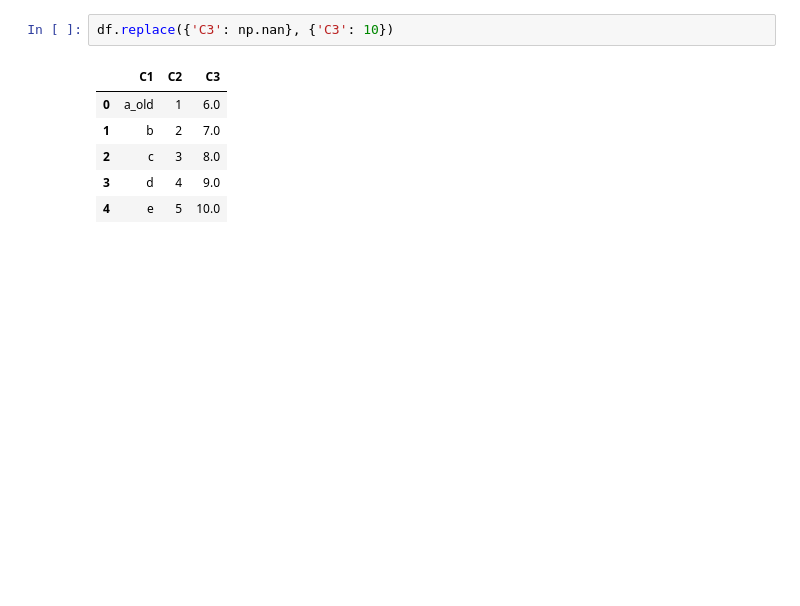
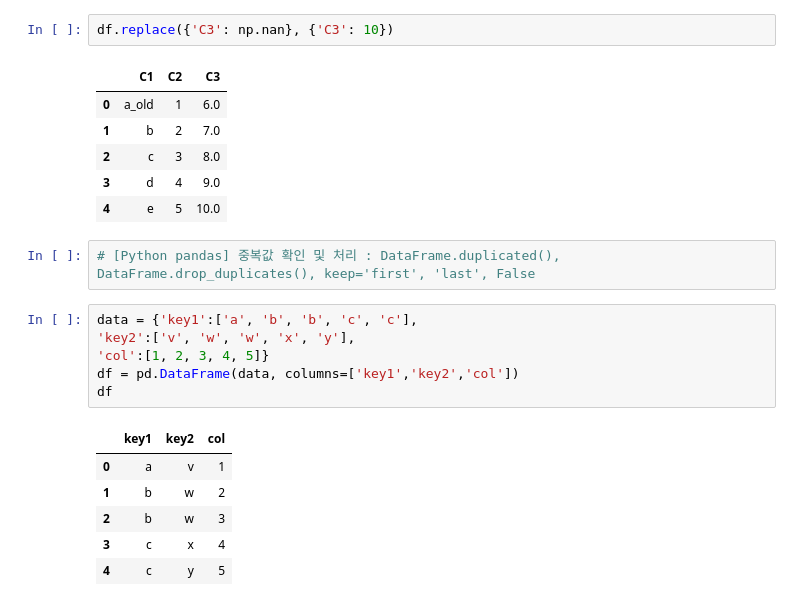
Before and after one commit to wanjuson/analyst_engineer, a Jupyter notebook: py_pandas02.ipynb, the cells around one changed output. Drawn from its saved outputs; the diff is of its cells as text; blank space fills up the shorter version.

```diff
--- a/py_pandas02.ipynb
+++ b/py_pandas02.ipynb
@@ -147,3 +147,18 @@ df.replace({'C3': np.nan}, {'C3': 10})
 | 2 | c | 3 | 8.0 |
 | 3 | d | 4 | 9.0 |
 | 4 | e | 5 | 10.0 |
+# %%
+# [Python pandas] 중복값 확인 및 처리 : DataFrame.duplicated(), DataFrame.drop_duplicates(), keep='first', 'last', False
+# %%
+data = {'key1':['a', 'b', 'b', 'c', 'c'],
+'key2':['v', 'w', 'w', 'x', 'y'],
+'col':[1, 2, 3, 4, 5]}
+df = pd.DataFrame(data, columns=['key1','key2','col'])
+df
+# %% [output]
+|  | key1 | key2 | col |
+| 0 | a | v | 1 |
+| 1 | b | w | 2 |
+| 2 | b | w | 3 |
+| 3 | c | x | 4 |
+| 4 | c | y | 5 |
```
Also changed, not shown: parts of 26 cells of this notebook.
